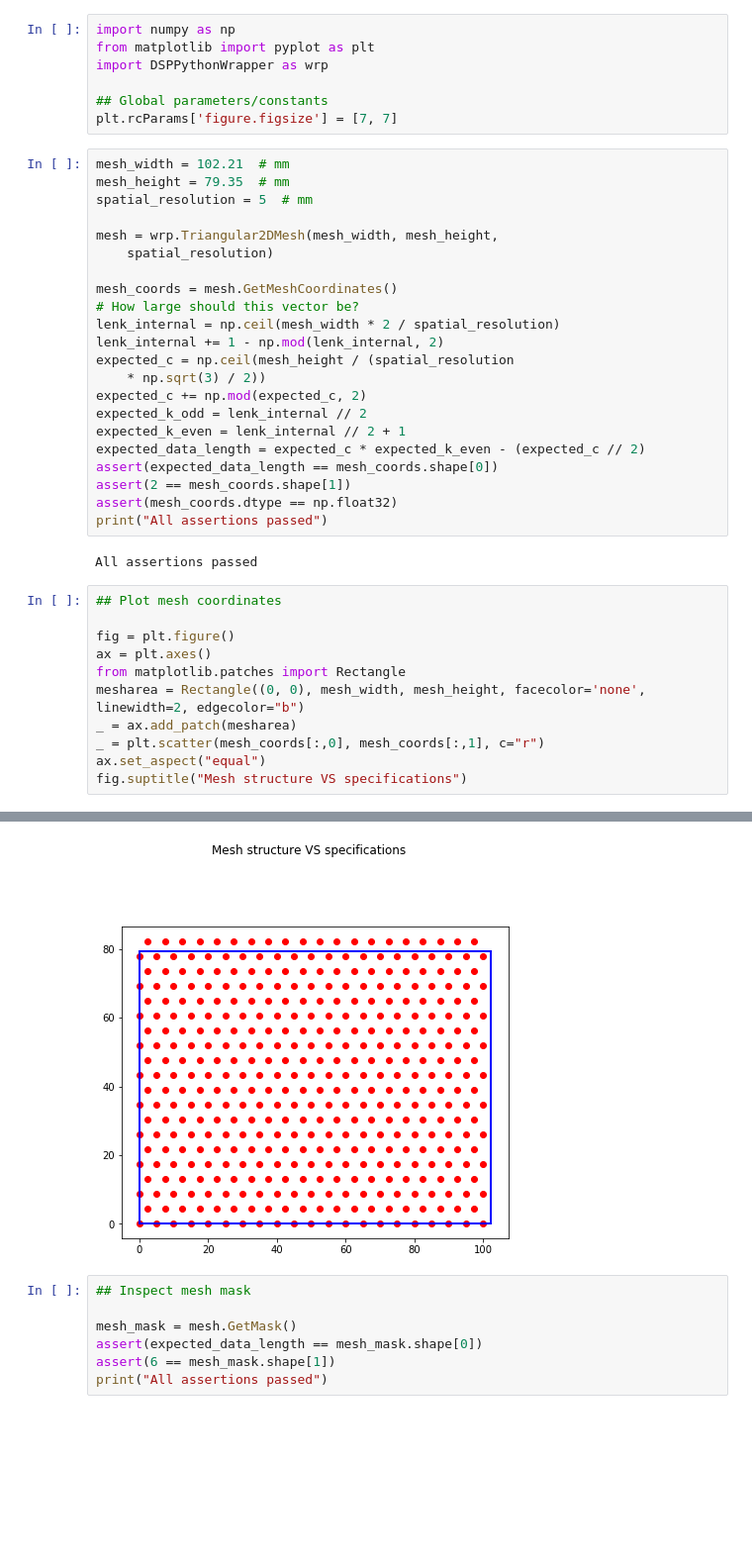
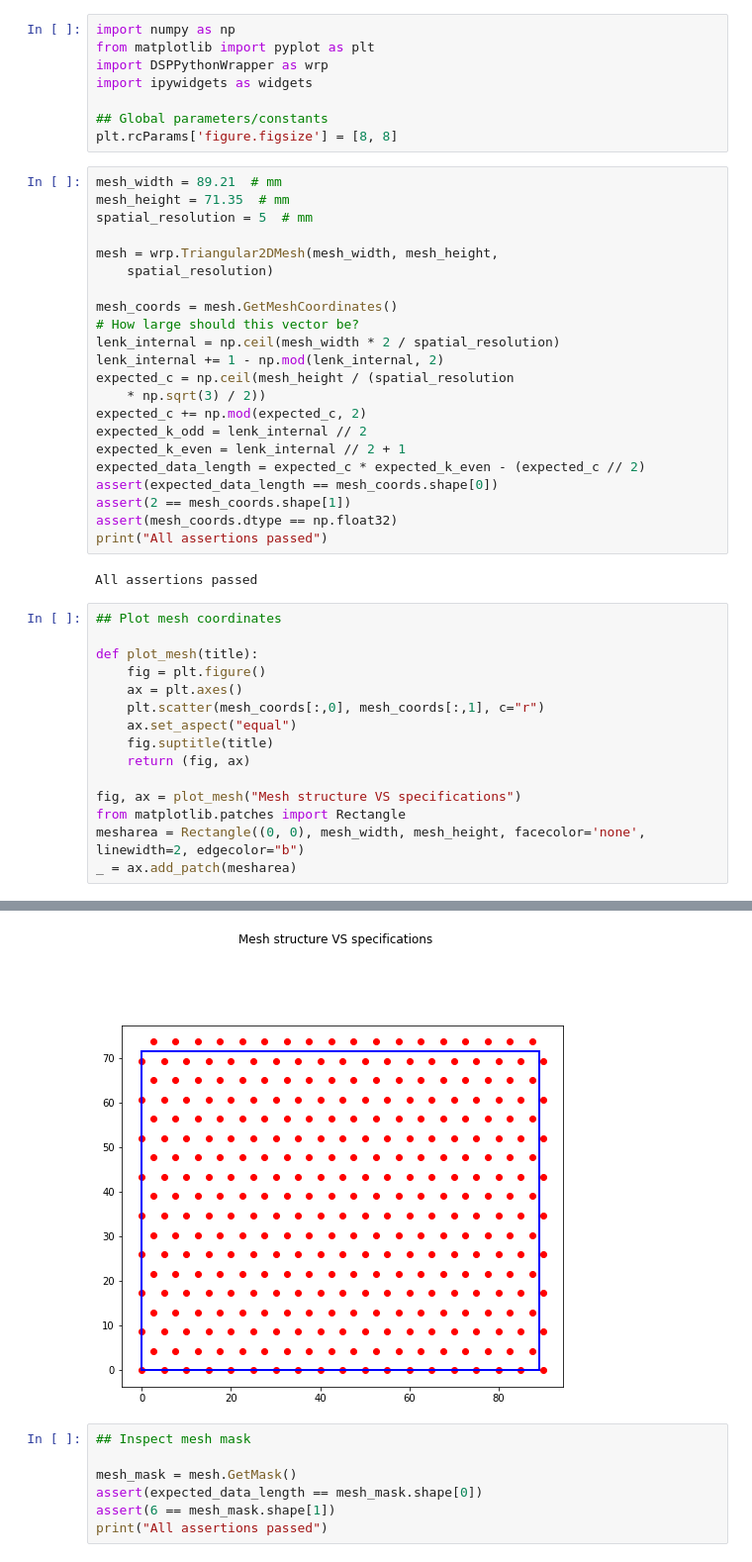
Before and after one commit to martelloni/virtualmembrane, a Jupyter notebook: PythonValidation.ipynb, the cells around one changed output, grey strips where cells are left out. Shown: that part at 99% size. Cells and saved outputs as stored; diff of their text form; blank space fills up the shorter version.

```diff
--- a/PythonValidation.ipynb
+++ b/PythonValidation.ipynb
@@ -2,12 +2,13 @@
 import numpy as np
 from matplotlib import pyplot as plt
 import DSPPythonWrapper as wrp
+import ipywidgets as widgets
 
 ## Global parameters/constants
-plt.rcParams['figure.figsize'] = [7, 7]
+plt.rcParams['figure.figsize'] = [8, 8]
 # %%
-mesh_width = 102.21  # mm
-mesh_height = 79.35  # mm
+mesh_width = 89.21  # mm
+mesh_height = 71.35  # mm
 spatial_resolution = 5  # mm
 
 mesh = wrp.Triangular2DMesh(mesh_width, mesh_height,
@@ -32,12 +33,16 @@ All assertions passed
 # %%
 ## Plot mesh coordinates
 
-fig = plt.figure()
-ax = plt.axes()
+def plot_mesh(title):
+    fig = plt.figure()
+    ax = plt.axes()
+    plt.scatter(mesh_coords[:,0], mesh_coords[:,1], c="r")
+    ax.set_aspect("equal")
+    fig.suptitle(title)
+    return (fig, ax)
+
+fig, ax = plot_mesh("Mesh structure VS specifications")
 from matplotlib.patches import Rectangle
 mesharea = Rectangle((0, 0), mesh_width, mesh_height, facecolor='none', linewidth=2, edgecolor="b")
 _ = ax.add_patch(mesharea)
-_ = plt.scatter(mesh_coords[:,0], mesh_coords[:,1], c="r")
-ax.set_aspect("equal")
-fig.suptitle("Mesh structure VS specifications")
 # %% [output]
@@ -45,4 +49,4 @@ Text(0.5, 0.98, 'Mesh structure VS specifications')
-[figure, old version]
+[figure, new version]
 # %%
 ## Inspect mesh mask
 
```
Also changed, not shown: parts of 5 cells of this notebook, 3 other files.
